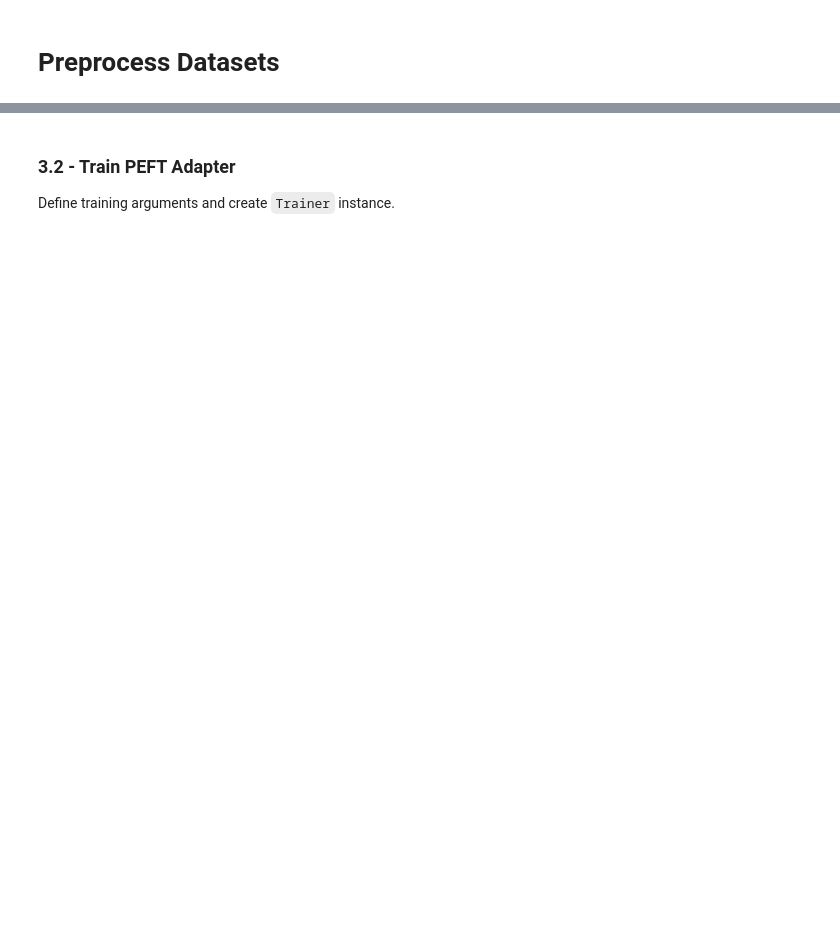
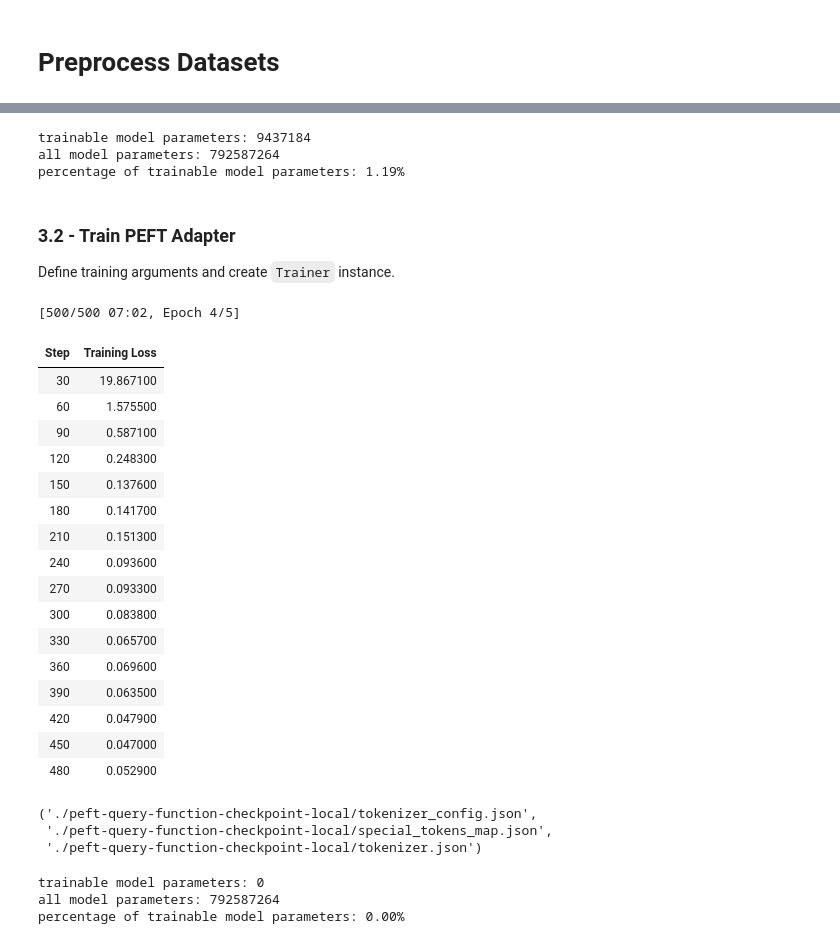
Before and after one commit to XiaoLIUau/SearchQuery2FuncCall, a Jupyter notebook: Untitled2.ipynb, the cells around one changed output, grey strips where cells are left out. Drawn from its saved outputs; the diff is of its cells as text; code cells hidden in the pictures; blank space fills up the shorter version.

Commit message:
update notebook and dataset

```diff
--- a/Untitled2.ipynb
+++ b/Untitled2.ipynb
@@ -51,3 +103,3 @@ import numpy as np
 # %%
-dataset = load_dataset('json', data_files='/content/SearchQuery2FuncCall/flan_t5_q2f_dataset.json')
+dataset = load_dataset('json', data_files='/content/non_search_examples.json')
 # %% [output]
@@ -122,6 +174,6 @@ UnitConvert(SourceUnit:liter, TargetUnit:milliliter, SourceValue:1.75)
 ---------------------------------------------------------------------------------------------------
 # %%
-model_name='google/flan-t5-base'
+model_name='google/flan-t5-large'
 
 original_model = AutoModelForSeq2SeqLM.from_pretrained(model_name)
 # %%
@@ -284,21 +393,25 @@ lora_config = LoraConfig(
 peft_model = get_peft_model(original_model,
                             lora_config)
 print(print_number_of_trainable_model_parameters(peft_model))
+# %% [output]
+trainable model parameters: 9437184
+all model parameters: 792587264
+percentage of trainable model parameters: 1.19%
 # %% [markdown]
 <a name='3.2'></a>
 ### 3.2 - Train PEFT Adapter
 
 Define training arguments and create `Trainer` instance.
 # %%
-output_dir = f'./peft-query-fucntion-training-{str(int(time.time()))}'
+output_dir = f'./peft-query-function-training-{str(int(time.time()))}'
 
 peft_training_args = TrainingArguments(
     output_dir=output_dir,
     auto_find_batch_size=True,
     learning_rate=1e-3,
-    num_train_epochs=5,
-    logging_steps=1,
-    max_steps=1
+    num_train_epochs=40,
+    logging_steps=30,
+    max_steps=500
 )
 
 peft_trainer = Trainer(
@@ -309,7 +422,44 @@ peft_trainer = Trainer(
 # %%
 peft_trainer.train()
 
-peft_model_path="./peft-query-fucntion-checkpoint-local"
+peft_model_path="./peft-query-function-checkpoint-local"
 
 peft_trainer.model.save_pretrained(peft_model_path)
 tokenizer.save_pretrained(peft_model_path)
+# %% [output]
+[500/500 07:02, Epoch 4/5]
+| Step | Training Loss |
+| 30 | 19.867100 |
+| 60 | 1.575500 |
+| 90 | 0.587100 |
+| 120 | 0.248300 |
+| 150 | 0.137600 |
+| 180 | 0.141700 |
+| 210 | 0.151300 |
+| 240 | 0.093600 |
+| 270 | 0.093300 |
+| 300 | 0.083800 |
+| 330 | 0.065700 |
+| 360 | 0.069600 |
+| 390 | 0.063500 |
+| 420 | 0.047900 |
+| 450 | 0.047000 |
+| 480 | 0.052900 |
+('./peft-query-function-checkpoint-local/tokenizer_config.json',
+ './peft-query-function-checkpoint-local/special_tokens_map.json',
+ './peft-query-function-checkpoint-local/tokenizer.json')
+# %%
+from peft import PeftModel, PeftConfig
+
+peft_model_base = AutoModelForSeq2SeqLM.from_pretrained(model_name, torch_dtype=torch.bfloat16)
+tokenizer = AutoTokenizer.from_pretrained(model_name)
+
+peft_model = PeftModel.from_pretrained(peft_model_base,
+                                       './peft-query-function-checkpoint-local/',
+                                       torch_dtype=torch.bfloat16,
+                                       is_trainable=False)
+print(print_number_of_trainable_model_parameters(peft_model))
+# %% [output]
+trainable model parameters: 0
+all model parameters: 792587264
+percentage of trainable model parameters: 0.00%
```
Also changed, not shown: parts of 10 cells of this notebook, 2 other files.
